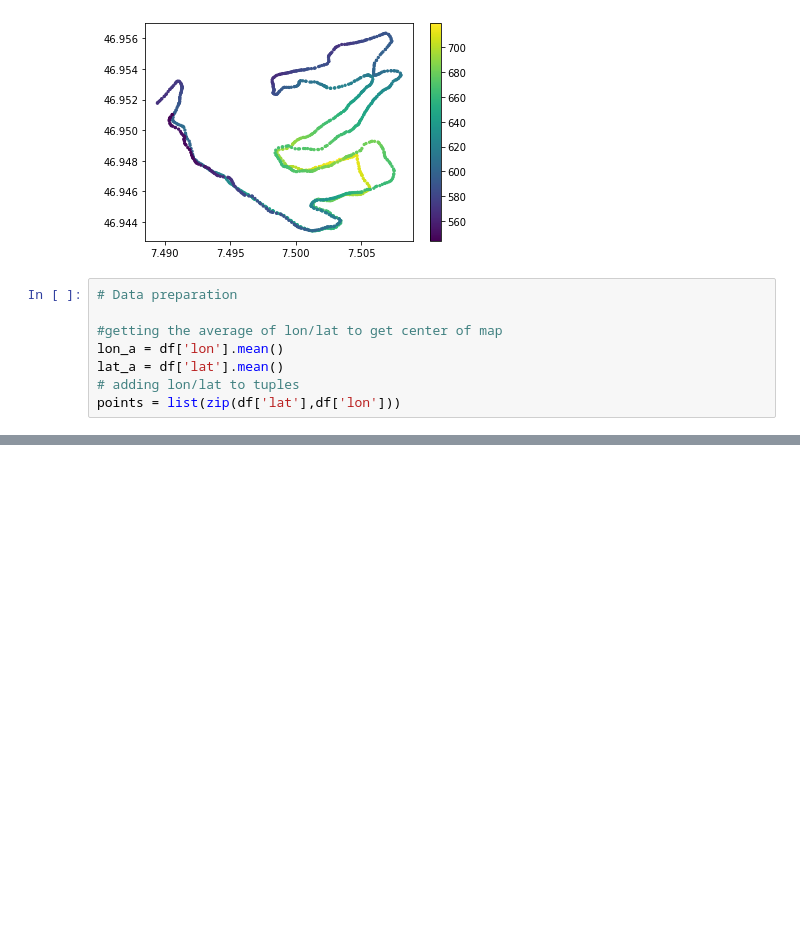
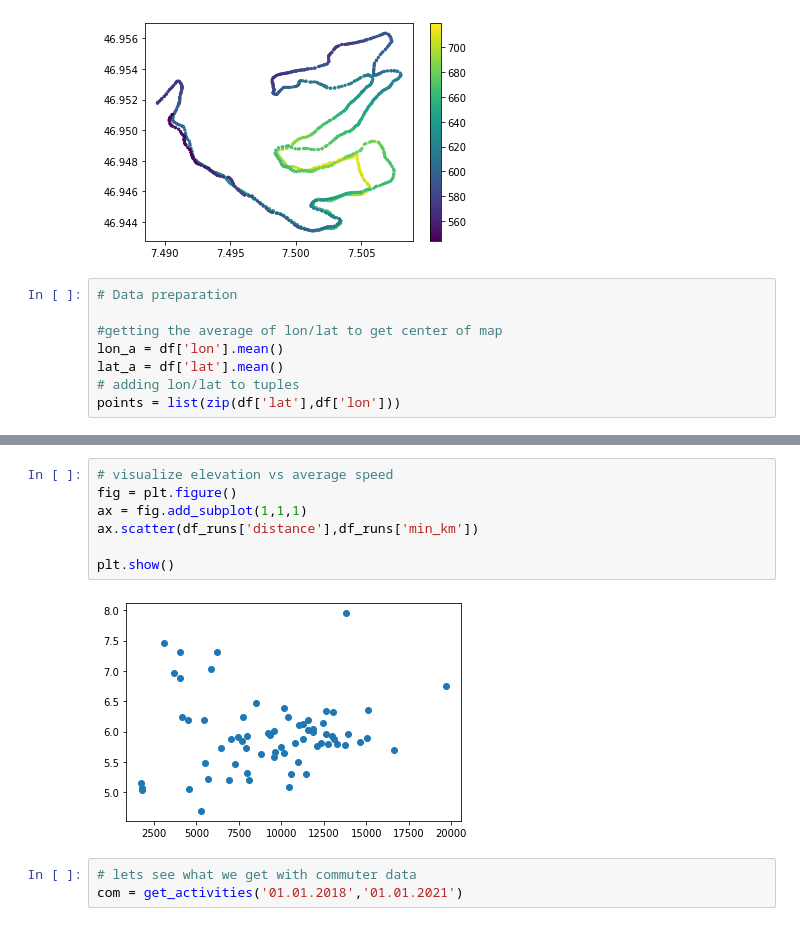
Before and after one commit to lukasreber/gdv, a Jupyter notebook: geospatialdata.ipynb, the cells around one changed output, grey strips where cells are left out. Cells and saved outputs as stored; diff of their text form; blank space fills up the shorter version.

```diff
--- a/geospatialdata.ipynb
+++ b/geospatialdata.ipynb
@@ -73,0 +292,12 @@ map
+# %%
+# visualize elevation vs average speed
+fig = plt.figure()
+ax = fig.add_subplot(1,1,1)
+ax.scatter(df_runs['distance'],df_runs['min_km'])
+
+plt.show()
+# %% [output]
+[figure, added]
+# %%
+# lets see what we get with commuter data
+com = get_activities('01.01.2018','01.01.2021')
```
Also changed, not shown: parts of 25 cells of this notebook, 4 other files.
